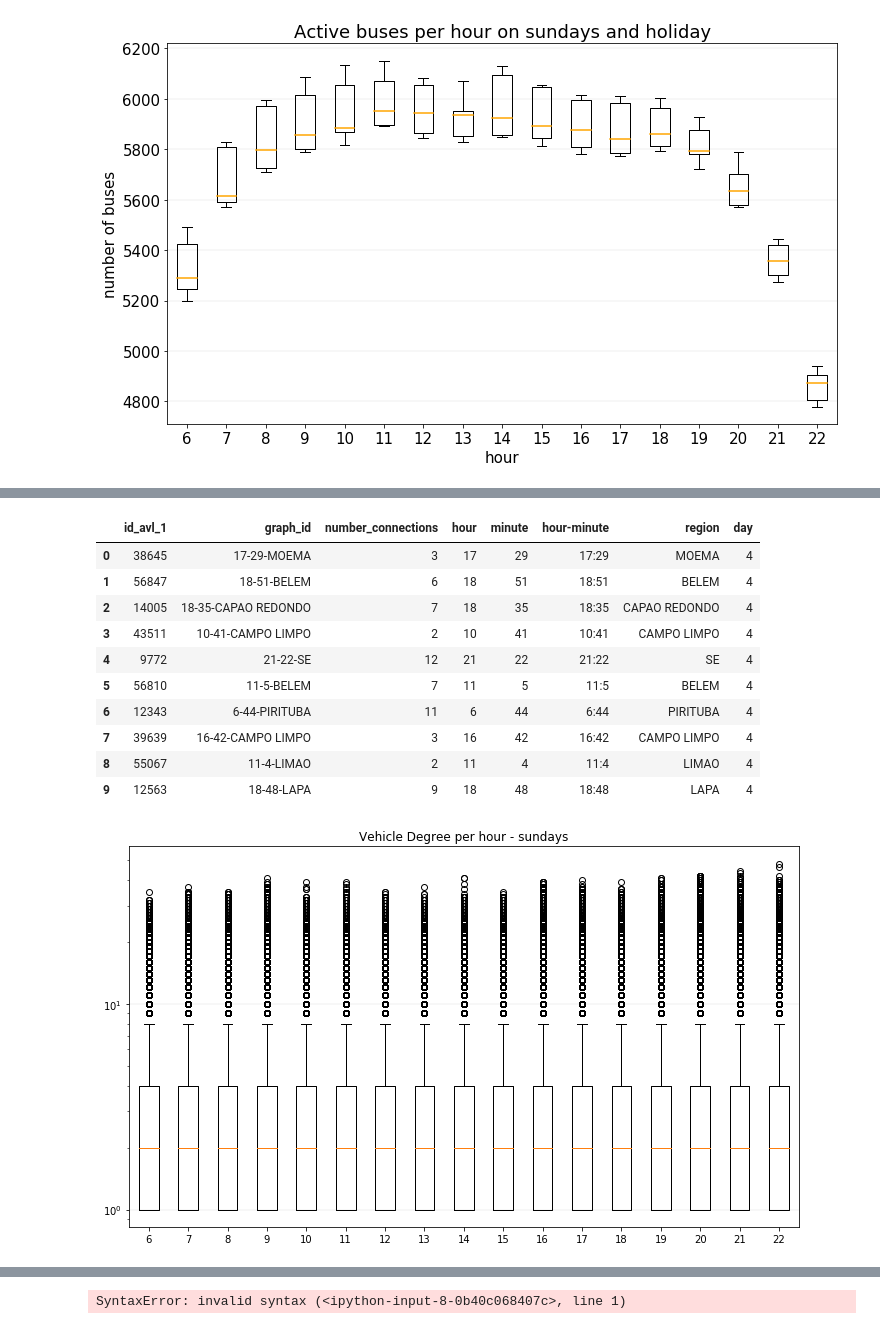
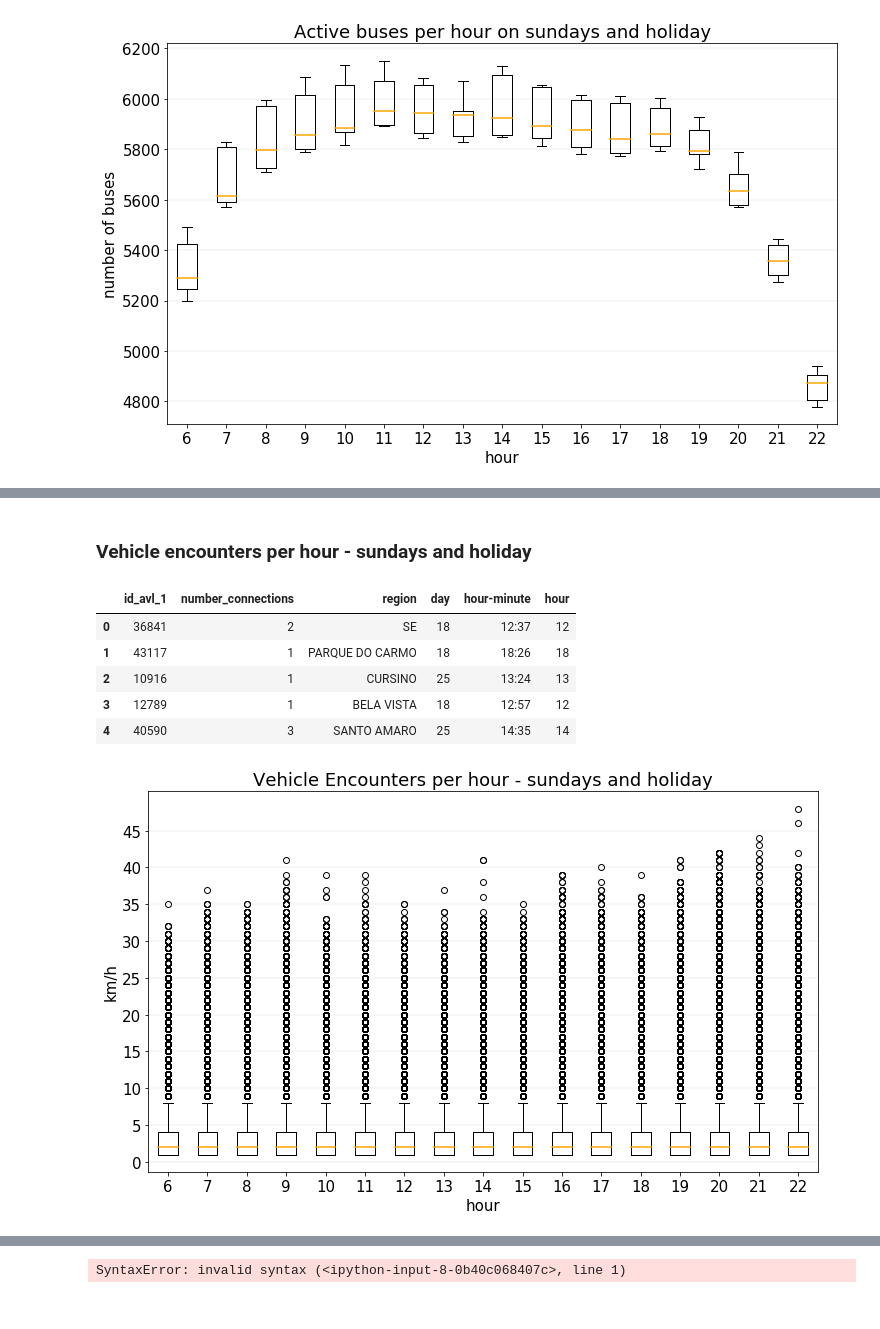
Before and after one commit to caroljunq/sptrans-data-analysis, a Jupyter notebook: article-journal/3-metrics-charts.ipynb, the cells around one changed output, grey strips where cells are left out. Cells and saved outputs as stored; diff of their text form; code cells hidden in the pictures.

```diff
--- a/article-journal/3-metrics-charts.ipynb
+++ b/article-journal/3-metrics-charts.ipynb
@@ -634,48 +714,53 @@ plt.show()
+# %% [markdown]
+### Vehicle encounters per hour - sundays and holiday
 # %%
-# Vehicle Degree per minute - weekdays
+# Vehicle Degree per minute - sundays and holiday
 import pandas as pd
 df = pd.read_parquet(f"./metrics-calculation-data/connectivity-metrics/all-connections-per-vehicle-per-graph-sundays/")
-df.head(10)
+df.head(5)
 # %% [output]
-|  | id_avl_1 | graph_id | number_connections | hour | minute | hour-minute | region | day |
-| 0 | 38645 | 17-29-MOEMA | 3 | 17 | 29 | 17:29 | MOEMA | 4 |
-| 1 | 56847 | 18-51-BELEM | 6 | 18 | 51 | 18:51 | BELEM | 4 |
-| 2 | 14005 | 18-35-CAPAO REDONDO | 7 | 18 | 35 | 18:35 | CAPAO REDONDO | 4 |
-| 3 | 43511 | 10-41-CAMPO LIMPO | 2 | 10 | 41 | 10:41 | CAMPO LIMPO | 4 |
-| 4 | 9772 | 21-22-SE | 12 | 21 | 22 | 21:22 | SE | 4 |
-| 5 | 56810 | 11-5-BELEM | 7 | 11 | 5 | 11:5 | BELEM | 4 |
-| 6 | 12343 | 6-44-PIRITUBA | 11 | 6 | 44 | 6:44 | PIRITUBA | 4 |
-| 7 | 39639 | 16-42-CAMPO LIMPO | 3 | 16 | 42 | 16:42 | CAMPO LIMPO | 4 |
-| 8 | 55067 | 11-4-LIMAO | 2 | 11 | 4 | 11:4 | LIMAO | 4 |
-| 9 | 12563 | 18-48-LAPA | 9 | 18 | 48 | 18:48 | LAPA | 4 |
+|  | id_avl_1 | number_connections | region | day | hour-minute | hour |
+| 0 | 36841 | 2 | SE | 18 | 12:37 | 12 |
+| 1 | 43117 | 1 | PARQUE DO CARMO | 18 | 18:26 | 18 |
+| 2 | 10916 | 1 | CURSINO | 25 | 13:24 | 13 |
+| 3 | 12789 | 1 | BELA VISTA | 18 | 12:57 | 12 |
+| 4 | 40590 | 3 | SANTO AMARO | 25 | 14:35 | 14 |
 # %%
-# Vehicle Degree per minute - sundays
+# Vehicle encounters per hour - sundays and holiday
 
 import numpy as np
 import pandas as pd
 import matplotlib.pyplot as plt
 
-# Visualize petal length distribution for all species
+plt.rcParams.update({'font.size': 15})
+
 fig, ax = plt.subplots(figsize=(12, 7))
 
-# Remove top and right border
-# ax.spines['top'].set_visible(False)
-# ax.spines['right'].set_visible(False)
-# ax.spines['left'].set_visible(False)# Remove y-axis tick marks
-# ax.yaxis.set_ticks_position('none')# Add major gridlines in the y-axis
-ax.grid(color='grey', axis='y', linestyle='-', linewidth=0.25, alpha=0.5)# Set plot title
+ax.grid(color='grey', axis='y', linestyle='-', linewidth=0.25, alpha=0.5)
 
 
 dataset = []
 df = pd.read_parquet(f"./metrics-calculation-data/connectivity-metrics/all-connections-per-vehicle-per-graph-sundays/")
-plt.title("Vehicle Degree per hour - sundays")
+
+
 for hour in range(6,23):
     dataset.append(df.loc[df["hour"] == str(hour)]["number_connections"])
 
-ax.set_yscale('log')
-ax.boxplot(dataset,labels=[str(hour) for hour in range(6,23)])
+minimum = min(df["number_connections"])
+maximum = max(df["number_connections"])
+# ax.set_yscale('log')
 
-plt.savefig(f'./charts-results/vehicle-degree-per-hour-boxplot-sundays.png',bbox_inches='tight')
+ax.boxplot(dataset,labels=[hour for hour in range(6,23)],medianprops=dict(color='orange',linewidth=1.5))
+
+plt.ylabel("km/h")
+plt.xlabel("hour")
+
+plt.yticks(np.arange(0, maximum+1, 5.0))
+
+plt.savefig(f'./charts-results/vehicle-encounters-per-hour-boxplot-sundays.png',bbox_inches='tight',dpi=500)
+
+plt.title("Vehicle Encounters per hour - sundays and holiday")
+
 plt.show()
 # %% [output]
-[figure, old version]
+[figure, new version]
```
Also changed, not shown: parts of 13 cells of this notebook, 5 other files.
